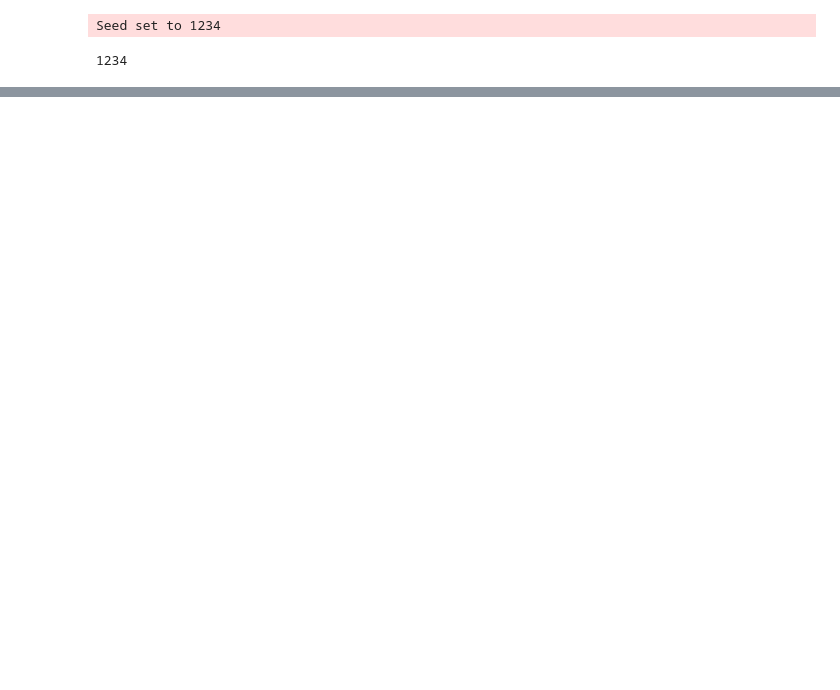
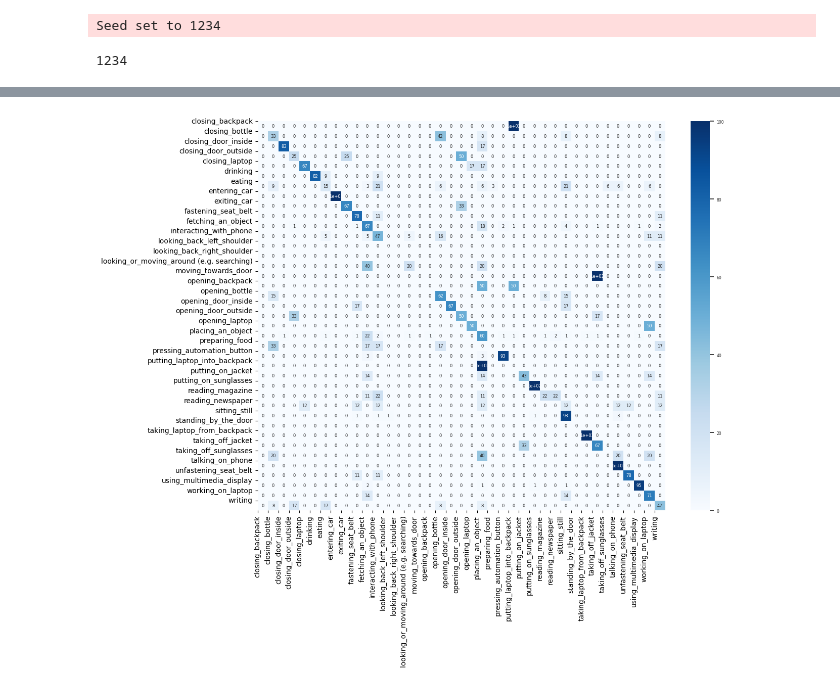
Before and after one commit to gentlerainsky/incabin-action-recognition, a Jupyter notebook: experiments/action_transformer_padding/action_recognition_pose2d_M.ipynb, the cells around one changed output, grey strips where cells are left out. Cells and saved outputs as stored; diff of their text form; code cells hidden in the pictures; blank space fills up the shorter version.

```diff
--- a/experiments/action_transformer_padding/action_recognition_pose2d_M.ipynb
+++ b/experiments/action_transformer_padding/action_recognition_pose2d_M.ipynb
@@ -19,8 +19,7 @@ Seed set to 1234
 1234
 # %%
 with open('output/inner_mirror_with_padding/pose_info.pkl', 'rb') as f:
-    pose_info_list = pickle.load(f)
-pose_info_list = sorted(pose_info_list, key=lambda x: x['index'])
+    pose_df = pickle.load(f)
 
 with open('output/inner_mirror_with_padding/annotation.pkl', 'rb') as f:
     annotation_df = pickle.load(f)
@@ -36,10 +35,11 @@ train_data = annotation_df[annotation_df.participant_id.isin(train_participants)
 val_data = annotation_df[annotation_df.participant_id.isin(val_participants)]
 test_data = annotation_df[annotation_df.participant_id.isin(test_participants)]
 # %%
-train_dataset = PoseDataset(train_data, pose_info_list, max_len=30)
-val_dataset = PoseDataset(val_data, pose_info_list, max_len=30)
-test_dataset = PoseDataset(test_data, pose_info_list, max_len=30)
+train_dataset = PoseDataset(train_data, pose_df, max_len=30)
+val_dataset = PoseDataset(val_data, pose_df, max_len=30)
+test_dataset = PoseDataset(test_data, pose_df, max_len=30)
 
+num_workers = 16
 class DataModule(pl.LightningDataModule):
     def __init__(self, train_dataset, val_dataset, test_dataset):
         super().__init__()
@@ -48,14 +48,13 @@ class DataModule(pl.LightningDataModule):
         self.test_dataset = test_dataset
 
     def train_dataloader(self):
-        self.train_dataset.shuffle()
-        return DataLoader(self.train_dataset, batch_size=256, drop_last=True, shuffle=True, num_workers=23)
+        return DataLoader(self.train_dataset, batch_size=256, drop_last=True, shuffle=True, num_workers=num_workers)
 
     def val_dataloader(self):
-        return DataLoader(self.val_dataset, batch_size=256, num_workers=23)
+        return DataLoader(self.val_dataset, batch_size=256, num_workers=num_workers)
 
     def test_dataloader(self):
-        return DataLoader(test_dataset, batch_size=256, num_workers=23)
+        return DataLoader(test_dataset, batch_size=256, num_workers=num_workers)
 dm = DataModule(train_dataset, val_dataset, test_dataset)
 # %%
 lit_model = LitActionTransformer(
@@ -167,0 +167,19 @@ Test set confusion_matrix =
+# %%
+import matplotlib.pyplot as plt
+import seaborn as sns
+from modules.action_recognizer.dataset.pose_dataset import all_activities
+
+fig, ax = plt.subplots(figsize=(13,10))
+matrix = lit_model.test_confusion_matrix.astype(float)
+sum_rows = matrix.sum(axis=1)
+matrix = np.divide(matrix, sum_rows[:,None], out=np.zeros_like(matrix), where=(sum_rows[:,None])!=0)
+matrix = (matrix.round(2) * 100).round()
+sns.set_theme(font_scale=0.5)
+p = sns.heatmap(matrix, annot=True, cmap="Blues")
+p.set_yticks(range(len(all_activities)))
+p.set_yticklabels(all_activities, rotation=0)
+p.set_xticks(range(len(all_activities)))
+p.set_xticklabels(all_activities, rotation=90)
+plt.show()
+# %% [output]
+[figure, added]
```
Also changed, not shown: parts of 4 cells of this notebook, 18 other files.
